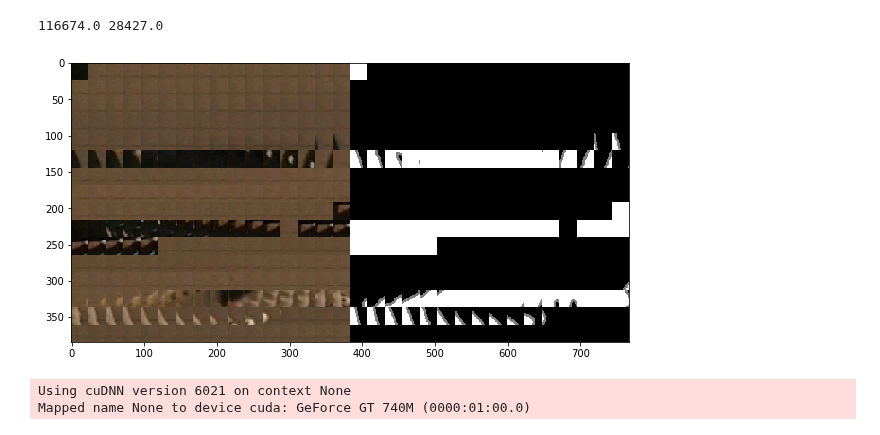
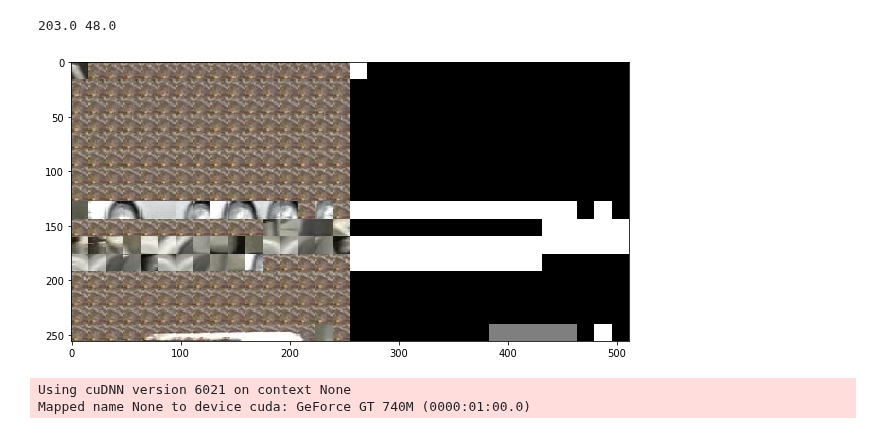
Before and after one commit to nvvaulin/gmm_segmentation, a Jupyter notebook: GMM_SEG.ipynb, the cells around one changed output. Drawn from its saved outputs; the diff is of its cells as text; code cells hidden in the pictures.

```diff
--- a/GMM_SEG.ipynb
+++ b/GMM_SEG.ipynb
@@ -7,32 +7,32 @@ import cv2
 from easydict import EasyDict
 cfg = EasyDict()
 cfg.SEQ_LENGTH = 250
-cfg.TILE_SIZE = 24
+cfg.TILE_SIZE = 16
 cfg.OUT_SIZE = 1
 cfg.TRAIN = EasyDict()
-cfg.TRAIN.EPOCH = 14
+cfg.TRAIN.EPOCH = 0
 cfg.TRAIN.EPOCH_SIZE = 1000
 cfg.TRAIN.EPOCH_NUM = 1000
-cfg.gm_num = 3
-cfg.ndim = 12
-cfg.NAME = 'conv_net_no_bn_ndim12010'#
+cfg.gm_num = 4
+cfg.ndim = 6
+cfg.NAME = 'conv2_net_no_bn_ndim%i'%(cfg.ndim)#'conv_net_no_bn_ndim12010'#
 # %%
 from loader import TieLoader,data_generator
-train_loader = TieLoader('train_ties1',0.2,0.4,t_size=32,mask_size=cfg.OUT_SIZE,sample_size=cfg.TILE_SIZE)
-test_loader = TieLoader('test_ties',0.2,0.4,t_size=32,mask_size=cfg.OUT_SIZE,sample_size=cfg.TILE_SIZE)
+train_loader = TieLoader('train_ties1',0.2,0.3,t_size=32,mask_size=cfg.OUT_SIZE,sample_size=cfg.TILE_SIZE)
+test_loader = TieLoader('test_ties',0.2,0.3,t_size=32,mask_size=cfg.OUT_SIZE,sample_size=cfg.TILE_SIZE)
 # %%
 from dataset_tools import draw
 
 for x,y in data_generator(train_loader,epoch_size=1,shuffle=True):
     print np.ones_like(y)[y<0.1].sum(),np.ones_like(y)[y>0.9].sum()
     x = np.transpose(x,(0,2,3,1)).astype(np.uint8)
     y = (y*255.).astype(np.uint8)
-    #_y = np.zeros(x.shape[:3],dtype=np.uint8)
-    #_y[:] = y[:,0,0][:,None,None]
-    draw(x,y)
+    _y = np.zeros(x.shape[:3],dtype=np.uint8)
+    _y[:] = y[:,0,0][:,None,None]
+    draw(x,_y)
 # %% [output]
-116674.0 28427.0
+203.0 48.0
-[figure, old version]
+[figure, new version]
 # %%
 import theano
 import theano.tensor as T
```
Also changed, not shown: parts of 11 cells of this notebook, 4 other files.
